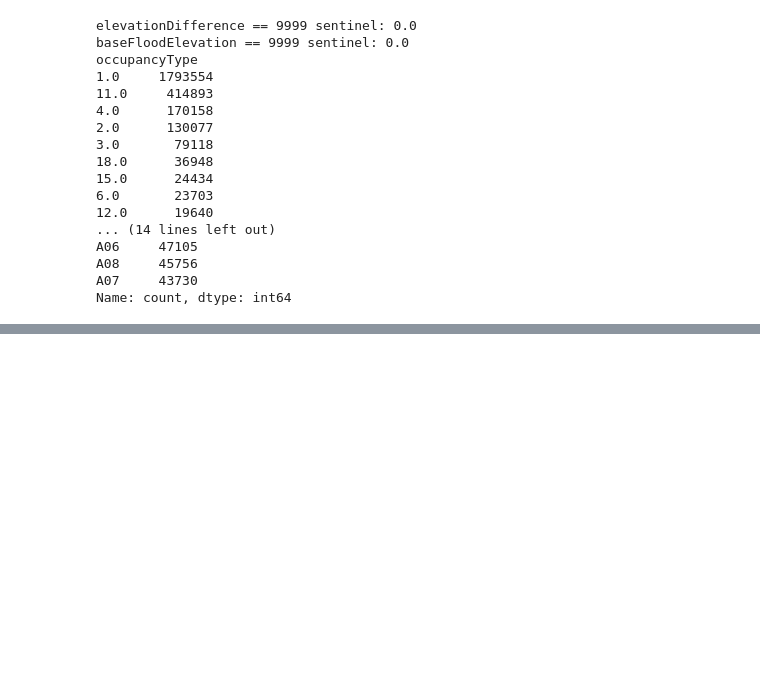
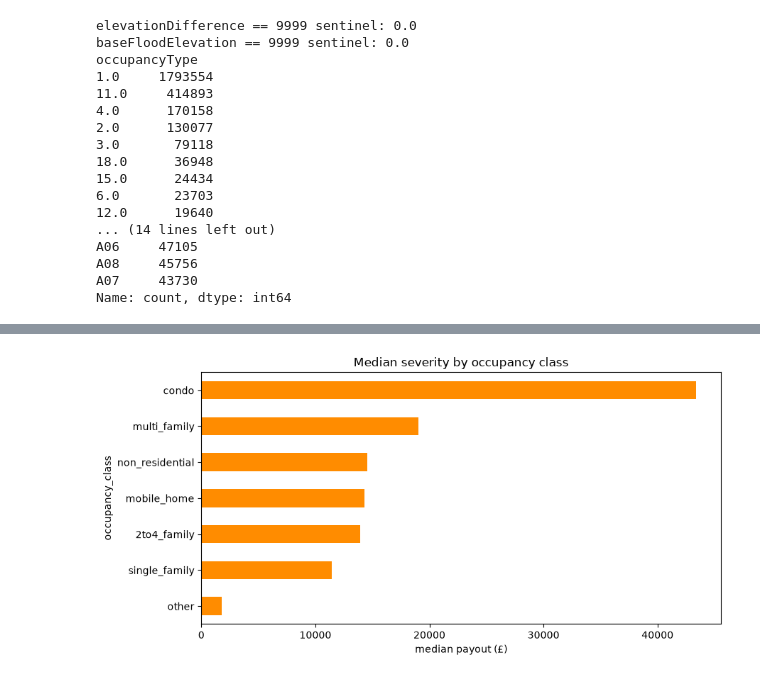
Before and after one commit to ytterbiu/smm284-AML-FIMA-flood-severity-g09, a Jupyter notebook: BE_notes.ipynb, the cells around one changed output, grey strips where cells are left out. Cells and saved outputs as stored; diff of their text form; code cells hidden in the pictures; blank space fills up the shorter version.

```diff
--- a/BE_notes.ipynb
+++ b/BE_notes.ipynb
@@ -5,8 +5,28 @@
 %autoreload 2
 
 import data
-import pandas as pd, numpy as np
+import numpy as np
+import pandas as pd
 import matplotlib.pyplot as plt
+import warnings
+
+from sklearn import set_config
+from sklearn.model_selection import train_test_split, cross_val_score, KFold, GridSearchCV, RandomizedSearchCV
+from sklearn.compose import ColumnTransformer
+from sklearn.pipeline import Pipeline
+from sklearn.impute import SimpleImputer
+from sklearn.preprocessing import StandardScaler, OneHotEncoder
+from sklearn.linear_model import TweedieRegressor
+from sklearn.ensemble import HistGradientBoostingRegressor
+from sklearn.metrics import mean_squared_error, mean_absolute_error, r2_score
+import shap
+
+warnings.filterwarnings("ignore")          # keep the notebook output clean
+set_config(display="diagram")              # show pipelines as diagrams
+RANDOM_STATE = 9                            # group 09 (ﾉ◕ヮ◕)ﾉ*:・ﾟ✧
+plt.rcParams["figure.figsize"] = (9, 4.5)
+print("setup done")
+
 pd.set_option("display.max_columns", 40)
 
 print(data.__file__)   # should end in /data.py — if it prints None, data.py isn't beside the notebook
@@ -132,0 +362,11 @@ Name: count, dtype: int64
+# %%
+# occupancy class
+model_df.groupby("occupancy_class")[
+    "amountPaidOnBuildingClaim"
+].median().sort_values().plot(kind="barh", color="darkorange")
+plt.xlabel("median payout (£)")
+plt.title("Median severity by occupancy class")
+plt.tight_layout()
+plt.show()
+# %% [output]
+[figure, added]
```
Also changed, not shown: parts of 26 cells of this notebook.
